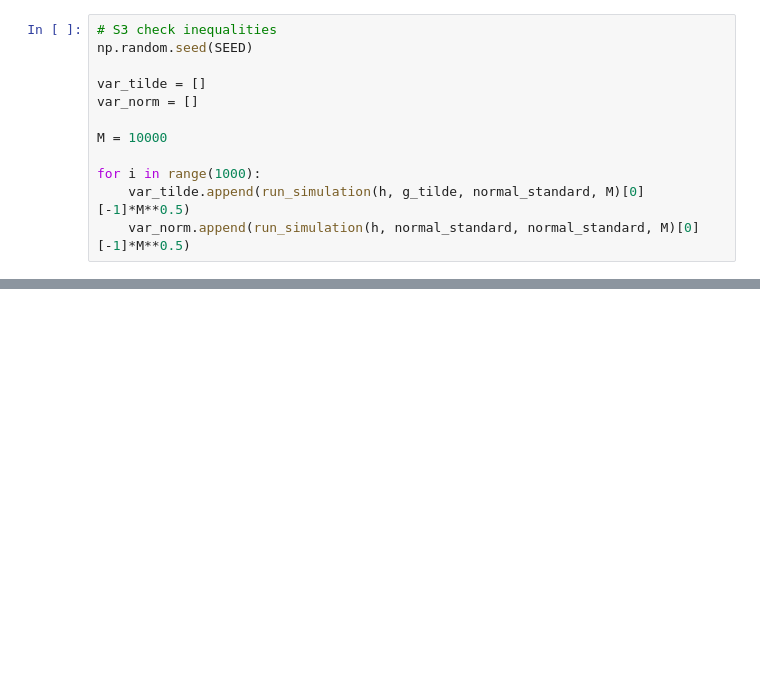
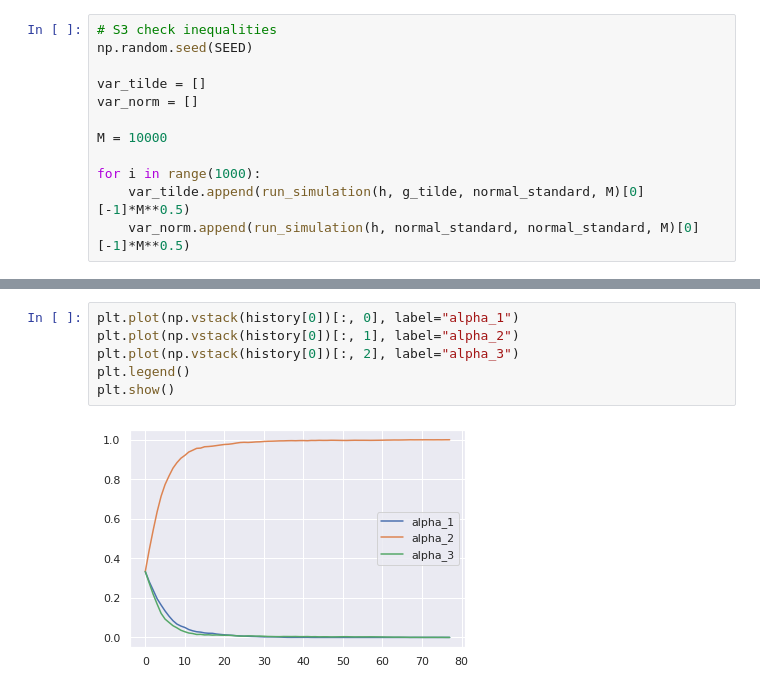
Before and after one commit to stdereka/MAP361P, a Jupyter notebook: project.ipynb, the cells around one changed output, grey strips where cells are left out. Drawn from its saved outputs; the diff is of its cells as text; blank space fills up the shorter version.

```diff
--- a/project.ipynb
+++ b/project.ipynb
@@ -104,0 +117,8 @@ print(estimated_normal.var(), estimated_tilde.var())
+# %%
+plt.plot(np.vstack(history[0])[:, 0], label="alpha_1")
+plt.plot(np.vstack(history[0])[:, 1], label="alpha_2")
+plt.plot(np.vstack(history[0])[:, 2], label="alpha_3")
+plt.legend()
+plt.show()
+# %% [output]
+[figure, added]
```
Also changed, not shown: parts of 17 cells of this notebook, 1 other file.
